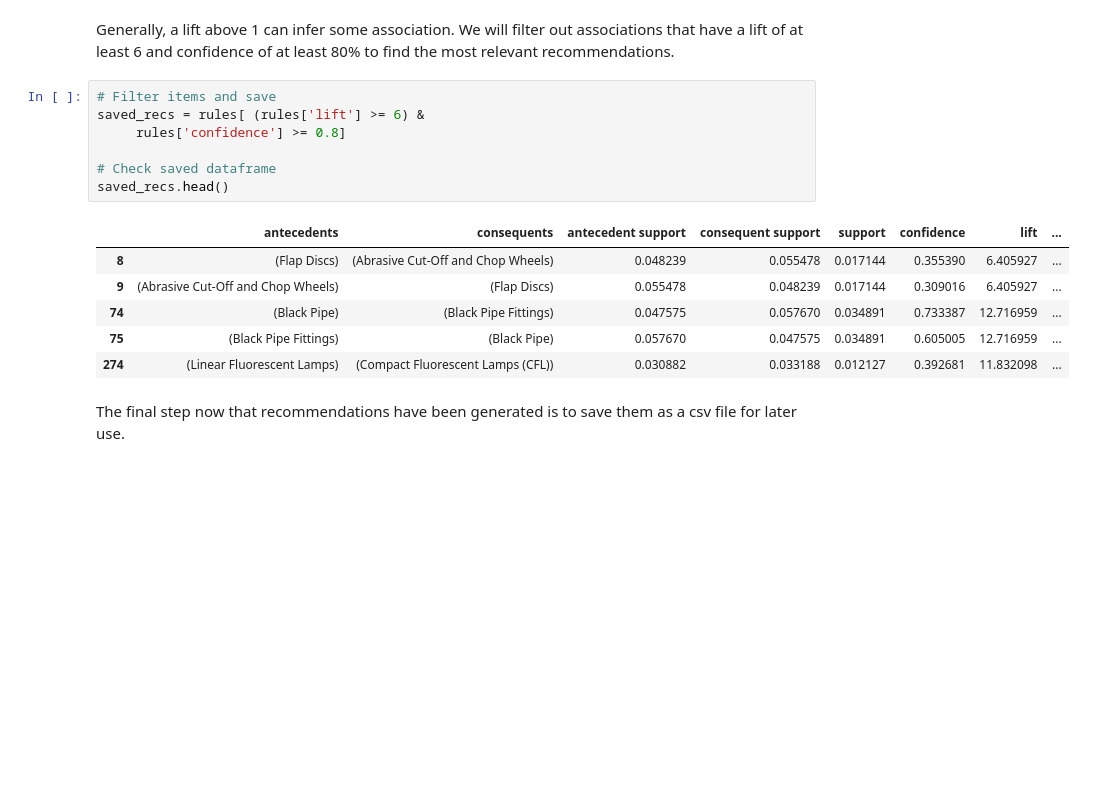
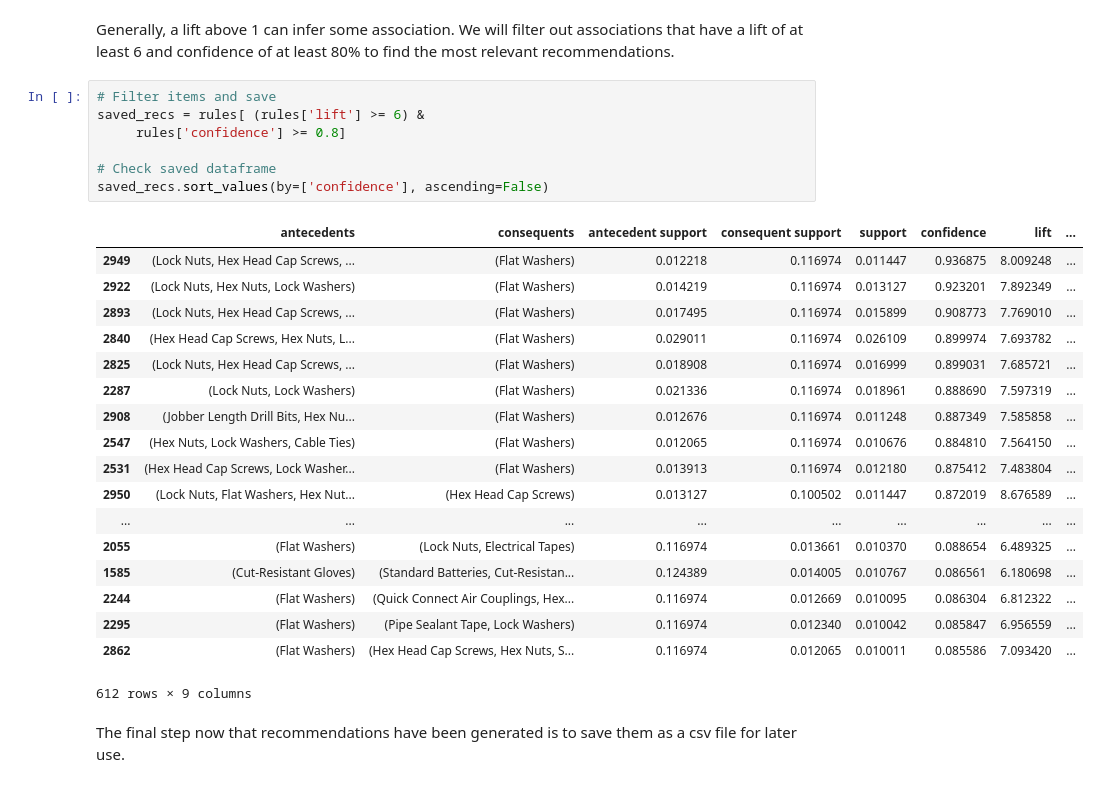
Before and after one commit to deejayrusso/E-Commerce-Recommendations, a Jupyter notebook: E-Commerce Recommendation Notebook.ipynb, the cells around one changed output. Drawn from its saved outputs; the diff is of its cells as text; blank space fills up the shorter version.

```diff
--- a/E-Commerce Recommendation Notebook.ipynb
+++ b/E-Commerce Recommendation Notebook.ipynb
@@ -337,17 +337,29 @@ Generally, a lift above 1 can infer some association. We will filter out associa
 # %%
 # Filter items and save
 saved_recs = rules[ (rules['lift'] >= 6) &
      rules['confidence'] >= 0.8]
 
 # Check saved dataframe
-saved_recs.head()
+saved_recs.sort_values(by=['confidence'], ascending=False)
 # %% [output]
 |  | antecedents | consequents | antecedent support | consequent support | support | confidence | lift | ... |
-| 8 | (Flap Discs) | (Abrasive Cut-Off and Chop Wheels) | 0.048239 | 0.055478 | 0.017144 | 0.355390 | 6.405927 | ... |
-| 9 | (Abrasive Cut-Off and Chop Wheels) | (Flap Discs) | 0.055478 | 0.048239 | 0.017144 | 0.309016 | 6.405927 | ... |
-| 74 | (Black Pipe) | (Black Pipe Fittings) | 0.047575 | 0.057670 | 0.034891 | 0.733387 | 12.716959 | ... |
-| 75 | (Black Pipe Fittings) | (Black Pipe) | 0.057670 | 0.047575 | 0.034891 | 0.605005 | 12.716959 | ... |
-| 274 | (Linear Fluorescent Lamps) | (Compact Fluorescent Lamps (CFL)) | 0.030882 | 0.033188 | 0.012127 | 0.392681 | 11.832098 | ... |
+| 2949 | (Lock Nuts, Hex Head Cap Screws, ... | (Flat Washers) | 0.012218 | 0.116974 | 0.011447 | 0.936875 | 8.009248 | ... |
+| 2922 | (Lock Nuts, Hex Nuts, Lock Washers) | (Flat Washers) | 0.014219 | 0.116974 | 0.013127 | 0.923201 | 7.892349 | ... |
+| 2893 | (Lock Nuts, Hex Head Cap Screws, ... | (Flat Washers) | 0.017495 | 0.116974 | 0.015899 | 0.908773 | 7.769010 | ... |
+| 2840 | (Hex Head Cap Screws, Hex Nuts, L... | (Flat Washers) | 0.029011 | 0.116974 | 0.026109 | 0.899974 | 7.693782 | ... |
+| 2825 | (Lock Nuts, Hex Head Cap Screws, ... | (Flat Washers) | 0.018908 | 0.116974 | 0.016999 | 0.899031 | 7.685721 | ... |
+| 2287 | (Lock Nuts, Lock Washers) | (Flat Washers) | 0.021336 | 0.116974 | 0.018961 | 0.888690 | 7.597319 | ... |
+| 2908 | (Jobber Length Drill Bits, Hex Nu... | (Flat Washers) | 0.012676 | 0.116974 | 0.011248 | 0.887349 | 7.585858 | ... |
+| 2547 | (Hex Nuts, Lock Washers, Cable Ties) | (Flat Washers) | 0.012065 | 0.116974 | 0.010676 | 0.884810 | 7.564150 | ... |
+| 2531 | (Hex Head Cap Screws, Lock Washer... | (Flat Washers) | 0.013913 | 0.116974 | 0.012180 | 0.875412 | 7.483804 | ... |
+| 2950 | (Lock Nuts, Flat Washers, Hex Nut... | (Hex Head Cap Screws) | 0.013127 | 0.100502 | 0.011447 | 0.872019 | 8.676589 | ... |
+| ... | ... | ... | ... | ... | ... | ... | ... | ... |
+| 2055 | (Flat Washers) | (Lock Nuts, Electrical Tapes) | 0.116974 | 0.013661 | 0.010370 | 0.088654 | 6.489325 | ... |
+| 1585 | (Cut-Resistant Gloves) | (Standard Batteries, Cut-Resistan... | 0.124389 | 0.014005 | 0.010767 | 0.086561 | 6.180698 | ... |
+| 2244 | (Flat Washers) | (Quick Connect Air Couplings, Hex... | 0.116974 | 0.012669 | 0.010095 | 0.086304 | 6.812322 | ... |
+| 2295 | (Flat Washers) | (Pipe Sealant Tape, Lock Washers) | 0.116974 | 0.012340 | 0.010042 | 0.085847 | 6.956559 | ... |
+| 2862 | (Flat Washers) | (Hex Head Cap Screws, Hex Nuts, S... | 0.116974 | 0.012065 | 0.010011 | 0.085586 | 7.093420 | ... |
+612 rows × 9 columns
 # %% [markdown]
 The final step now that recommendations have been generated is to save them as a csv file for later use.
 # %%
```
Also changed, not shown: parts of 2 cells of this notebook.
